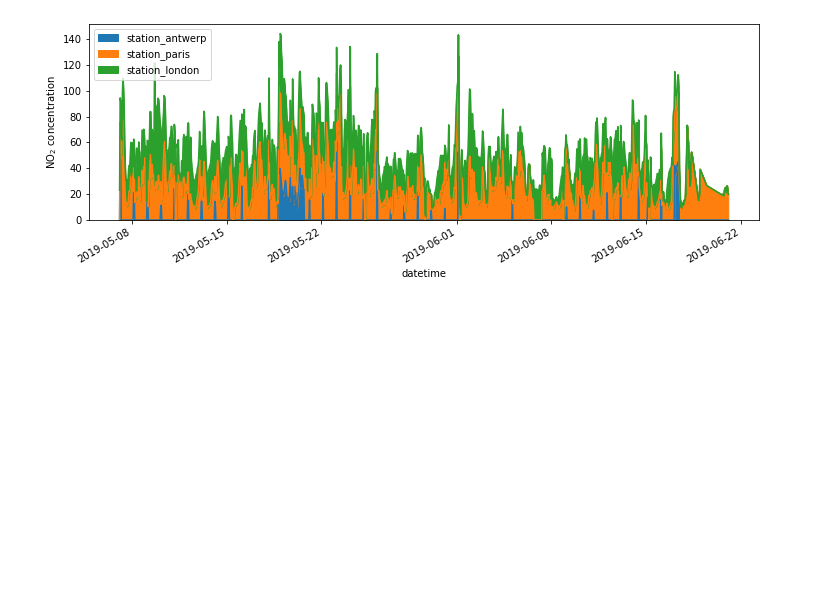
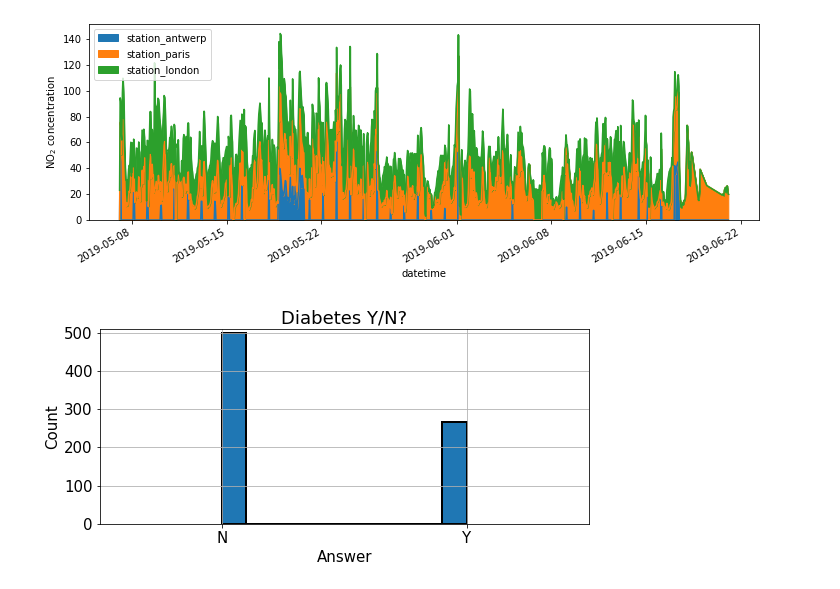
Before and after one commit to GokoshiJr/intro_machine_learning, a Jupyter notebook: intro.ipynb, the cells around one changed output. Saved outputs shown, nothing was run; the diff lists cells and outputs as text; code cells hidden in the pictures; blank space fills up the shorter version.

```diff
--- a/intro.ipynb
+++ b/intro.ipynb
@@ -70,3 +89,24 @@ axs.set_ylabel("NO$_2$ concentration")
 # %% [output]
 Text(0, 0.5, 'NO$_2$ concentration')
 [figure]
+# %%
+import pandas as pd
+import matplotlib.pyplot as plt
+
+data = pd.read_csv('./data/diabetes.csv') # read in your CSV
+data = data.dropna() # Elimina cualquier valor faltante y remplazarlos hacia la variable de los datos
+# Histograma cantidad de diabeticos en el dataset
+f = plt.figure(figsize=(8,4)) # Crear una figura y ajusta su tamaño.
+ax = f.add_subplot(1,1,1) # Crear un subplot o subtrama - al ser una sola figura es 1,1,1.
+data["Outcome"].hist(ax=ax, edgecolor='black', linewidth=2) # Gráfica tus datos usando 'hist'. Pasa el objeto 'ax' a Pandas. Agrega un borde negro con un groso de 2.
+ax.set_xlim([-0.5, 1.5]) # Establece los límites en el eje x.
+ax.set_xticks([0, 1]) # Establece la frecuencia de tick. Tenemos 0 y 1 que corresponden a Sí y No respectivamente.
+ax.set_xticklabels(["N", "Y"]) # Etiquetar xtick labels
+ax.set_title("Diabetes Y/N?") # Crea el título.
+ax.set_xlabel("Answer") # Establece la etiqueta del eje X.
+ax.set_ylabel("Count") # Establece la etiqueta del eje Y.
+ax.set_ylim([0, 510]) # Establece los límites superior/inferior del eje y.
+# Hace que las cosas sean bonitas, no es necesario, pero se ajusta al tamaño de la figura.
+f.tight_layout()
+# %% [output]
+[figure, added]
```
Also changed, not shown: parts of 4 cells of this notebook.
